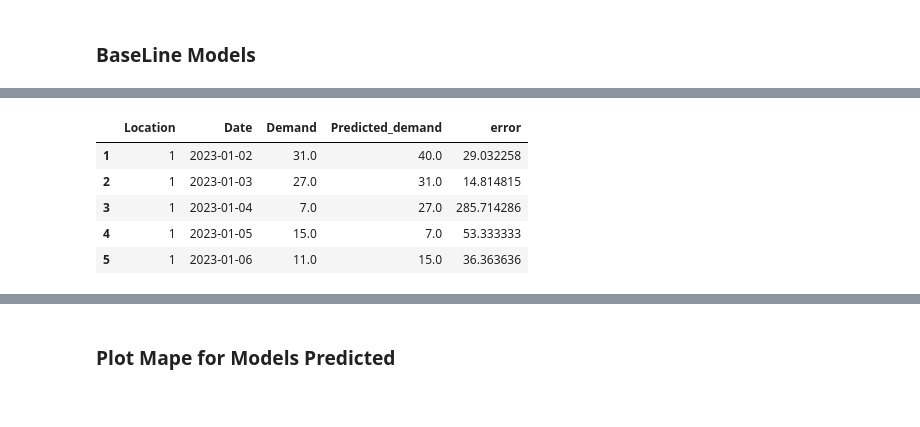
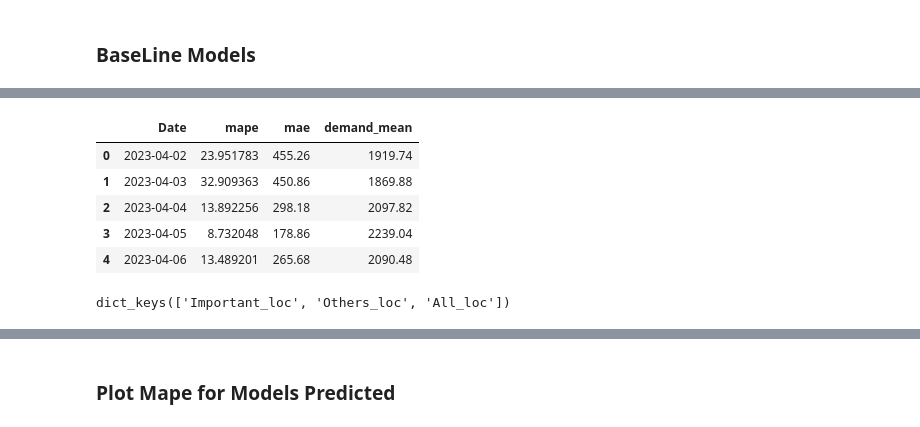
Before and after one commit to danaeis/shoofer-demand-prediction, a Jupyter notebook: evaluation/evaluation_better.ipynb, the cells around one changed output, grey strips where cells are left out. Cells and saved outputs as stored; diff of their text form; code cells hidden in the pictures.

```diff
--- a/evaluation/evaluation_better.ipynb
+++ b/evaluation/evaluation_better.ipynb
@@ -134,9 +338,13 @@ predictions_dict['baseline_last_week'] = calculate_mape(predictions_dict['baseli
 # %%
-predictions_dict['baseline_last_day'].head()
+predictions_mean_error_dict['baseline_last_day']['Date']['Important_loc'].head()
 # %% [output]
-|  | Location | Date | Demand | Predicted_demand | error |
-| 1 | 1 | 2023-01-02 | 31.0 | 40.0 | 29.032258 |
-| 2 | 1 | 2023-01-03 | 27.0 | 31.0 | 14.814815 |
-| 3 | 1 | 2023-01-04 | 7.0 | 27.0 | 285.714286 |
-| 4 | 1 | 2023-01-05 | 15.0 | 7.0 | 53.333333 |
-| 5 | 1 | 2023-01-06 | 11.0 | 15.0 | 36.363636 |
+|  | Date | mape | mae | demand_mean |
+| 0 | 2023-04-02 | 23.951783 | 455.26 | 1919.74 |
+| 1 | 2023-04-03 | 32.909363 | 450.86 | 1869.88 |
+| 2 | 2023-04-04 | 13.892256 | 298.18 | 2097.82 |
+| 3 | 2023-04-05 | 8.732048 | 178.86 | 2239.04 |
+| 4 | 2023-04-06 | 13.489201 | 265.68 | 2090.48 |
+# %%
+predictions_mean_error_dict['baseline_last_day']['Date'].keys()
+# %% [output]
+dict_keys(['Important_loc', 'Others_loc', 'All_loc'])
```
Also changed, not shown: parts of 30 cells of this notebook, 1 other file.
